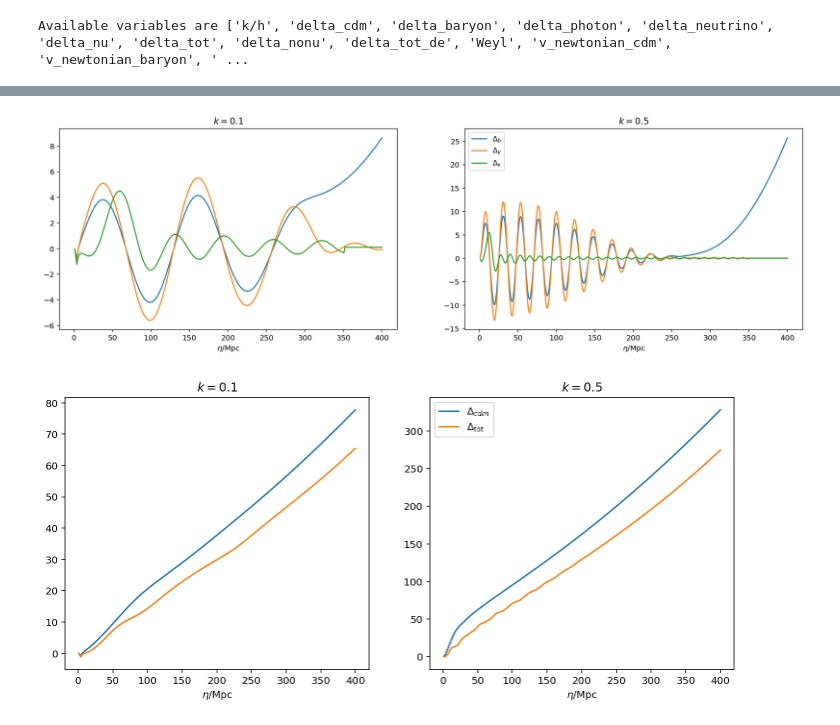
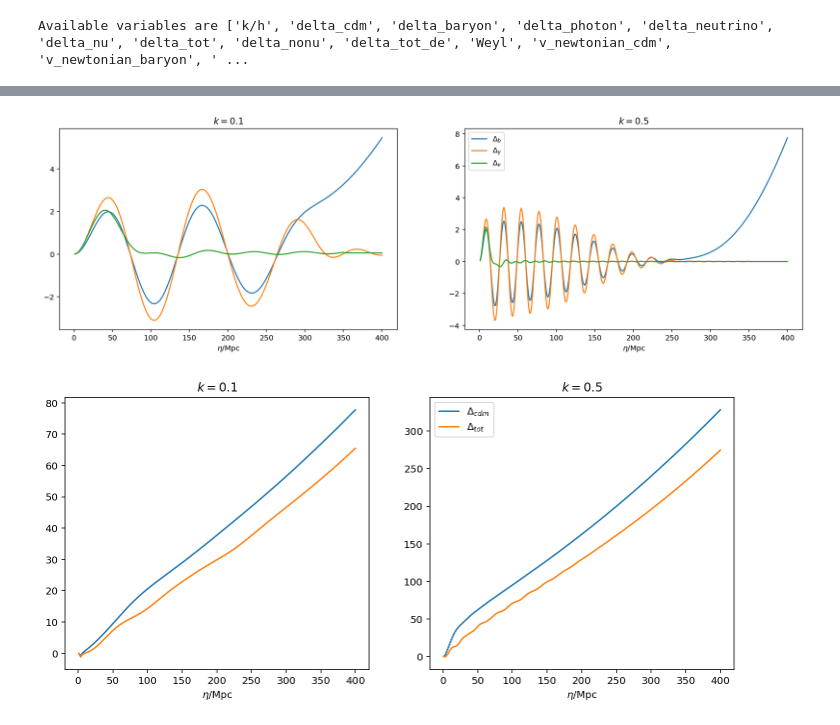
Before and after one commit to cosmosapjw-quantum/CAMB, a Jupyter notebook: plot_test.ipynb, the cells around one changed output, grey strips where cells are left out. Saved outputs shown, nothing was run; the diff lists cells and outputs as text; code cells hidden in the pictures.

```diff
--- a/plot_test.ipynb
+++ b/plot_test.ipynb
@@ -18,6 +18,6 @@ Using CAMB 1.3.5 installed at /home/cosmosapjw/Desktop/f_r_project/CAMB/camb
 #Set up a new set of parameters for CAMB
 pars = camb.CAMBparams()
 #example of parameter setting
-pars.set_cosmology(H0=67.5, ombh2=0.022, omch2=0.122, mnu=0.06, omk=0, tau=0.06, weylmass=1, inverse_omega=1e-10)
+pars.set_cosmology(H0=67.5, ombh2=0.022, omch2=0.122, mnu=0.06, omk=0, tau=0.06, weylmass=1, omega_inverse=1e-1)
 pars.InitPower.set_params(As=2e-9, ns=0.965, r=0)
 pars.set_for_lmax(2500, lens_potential_accuracy=0);
@@ -27,16 +25,3 @@ AttributeError: 'NoneType' object has no attribute 'set_params'
 print('Available variables are %s'%camb.model.evolve_names)
 # %% [output]
 Available variables are ['k/h', 'delta_cdm', 'delta_baryon', 'delta_photon', 'delta_neutrino', 'delta_nu', 'delta_tot', 'delta_nonu', 'delta_tot_de', 'Weyl', 'v_newtonian_cdm', 'v_newtonian_baryon', ' ...
-# %%
-# error test
-while True:
-    try:
-        pars = camb.CAMBparams()
-        pars.set_cosmology(H0=67.5, ombh2=0.022, omch2=0.122, mnu=0.06, omk=0, tau=0.06, scalmass=1, weylswitch=4)
-        data= camb.get_background(pars)
-        ev = data.get_time_evolution(ks, eta, 'appscal')
-        print("error process incorrect")
-        break
-    except:
-        print("error process correct")
-        break
@@ -70,19 +50,19 @@ plt.legend()
 # %%
-pars.set_cosmology(H0=67.5, ombh2=0.022, omch2=0.122, mnu=0.06, omk=0, tau=0.06, scalmass=1e-10, weylswitch=1)
+pars.set_cosmology(H0=67.5, ombh2=0.022, omch2=0.122, mnu=0.06, omk=0, tau=0.06, weylmass=1e+5, inverse_omega=1)
 data= camb.get_background(pars)
 eta = np.linspace(1, 400, 300)
 ks = [0.1,0.5]
 ev = data.get_time_evolution(ks, eta, ['delta_baryon','delta_photon','delta_neutrino'])
 _, axs= plt.subplots(1,2, figsize=(18,5))
 for i, ax in enumerate(axs):
     ax.plot(eta,ev[i,:, 0])
     ax.plot(eta,ev[i,:, 1])
     ax.plot(eta,ev[i,:, 2])
     ax.set_title('$k= %s$'%ks[i])
     ax.set_xlabel(r'$\eta/\rm{Mpc}$');
 plt.legend([r'$\Delta_b$', r'$\Delta_\gamma$', r'$\Delta_\nu$'], loc = 'upper left');
 # %% [output]
-[figure, old version]
+[figure, new version]
 # %%
 pars.set_cosmology(H0=67.5, ombh2=0.022, omch2=0.122, mnu=0.06, omk=0, tau=0.06, scalmass=1e-10, weylswitch=1)
 data= camb.get_background(pars)
```
Also changed, not shown: parts of 3 cells of this notebook, 7 other files.
